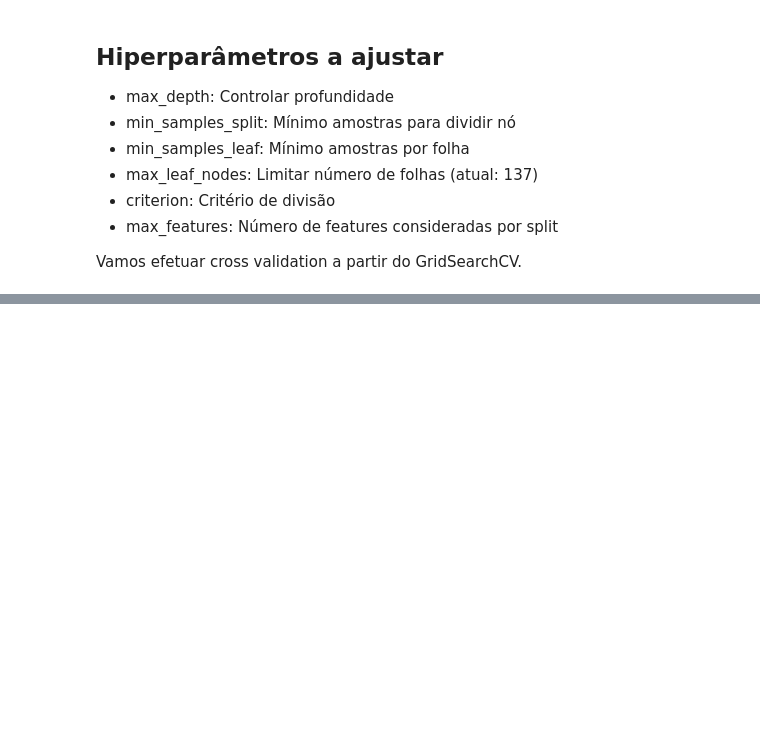
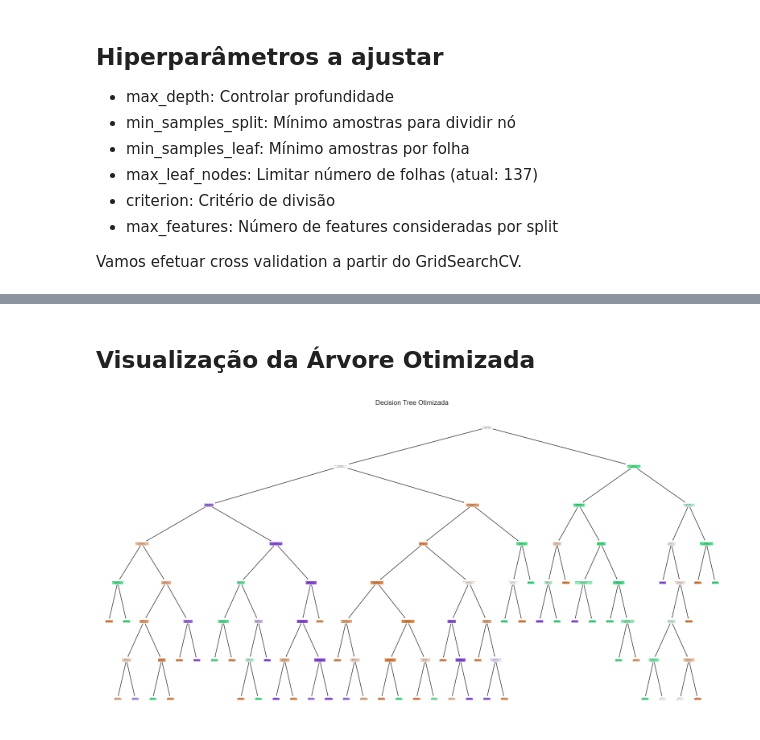
Before and after one commit to acatt-01/APRAU_EFG_B_1230166_1191619, a Jupyter notebook: APRAU_EFG_B_1191619_1230166.ipynb, the cells around one changed output, grey strips where cells are left out. Cells and saved outputs as stored; diff of their text form; code cells hidden in the pictures; blank space fills up the shorter version.

```diff
--- a/APRAU_EFG_B_1191619_1230166.ipynb
+++ b/APRAU_EFG_B_1191619_1230166.ipynb
@@ -2290,7 +2290,7 @@ Objetivo: Reduzir o gap treino-teste para <3% mantendo accuracy de teste >92%, c
 Vamos efetuar cross validation a partir do GridSearchCV.
 # %%
 param_grid = {
-    'max_depth': [3, 5, 7, 10, 15],
+    'max_depth': [3, 4, 5, 6, 7, 10, 15],
     'min_samples_split': [2, 5, 10, 20, 50],
     'min_samples_leaf': [1, 2, 4, 8, 16],
     'max_leaf_nodes': [20, 30, 50, 100, None],
@@ -2319,6 +2319,6 @@ for param, value in dt_grid.best_params_.items():
     print(f"  • {param}: {value}")
 
 print(f"\nPERFORMANCE DO MELHOR MODELO:")
-print(f"  • Acurácia CV (média): {dt_grid.best_score_:.4f}")
-print(f"  • Desvio padrão CV: {dt_grid.cv_results_['std_test_score'][dt_grid.best_index_]:.4f}")
+print(f"Accuracy CV (média): {dt_grid.best_score_:.4f}")
+print(f"Desvio padrão CV: {dt_grid.cv_results_['std_test_score'][dt_grid.best_index_]:.4f}")
 # %% [output]
@@ -2365,0 +2373,12 @@ COMPLEXIDADE DA ÁRVORE OTIMIZADA:
+# %% [markdown]
+## Visualização da Árvore Otimizada
+# %%
+# Visualizar árvore otimizada
+
+plt.figure(figsize=(20, 10))
+plot_tree(dt_otimizado, filled=True, feature_names=features.columns.tolist() if hasattr(features, 'columns') else None,
+          class_names=[str(c) for c in dt_otimizado.classes_])
+plt.title("Decision Tree Otimizada")
+plt.show()
+# %% [output]
+[figure, added]
```
Also changed, not shown: parts of 6 cells of this notebook.
